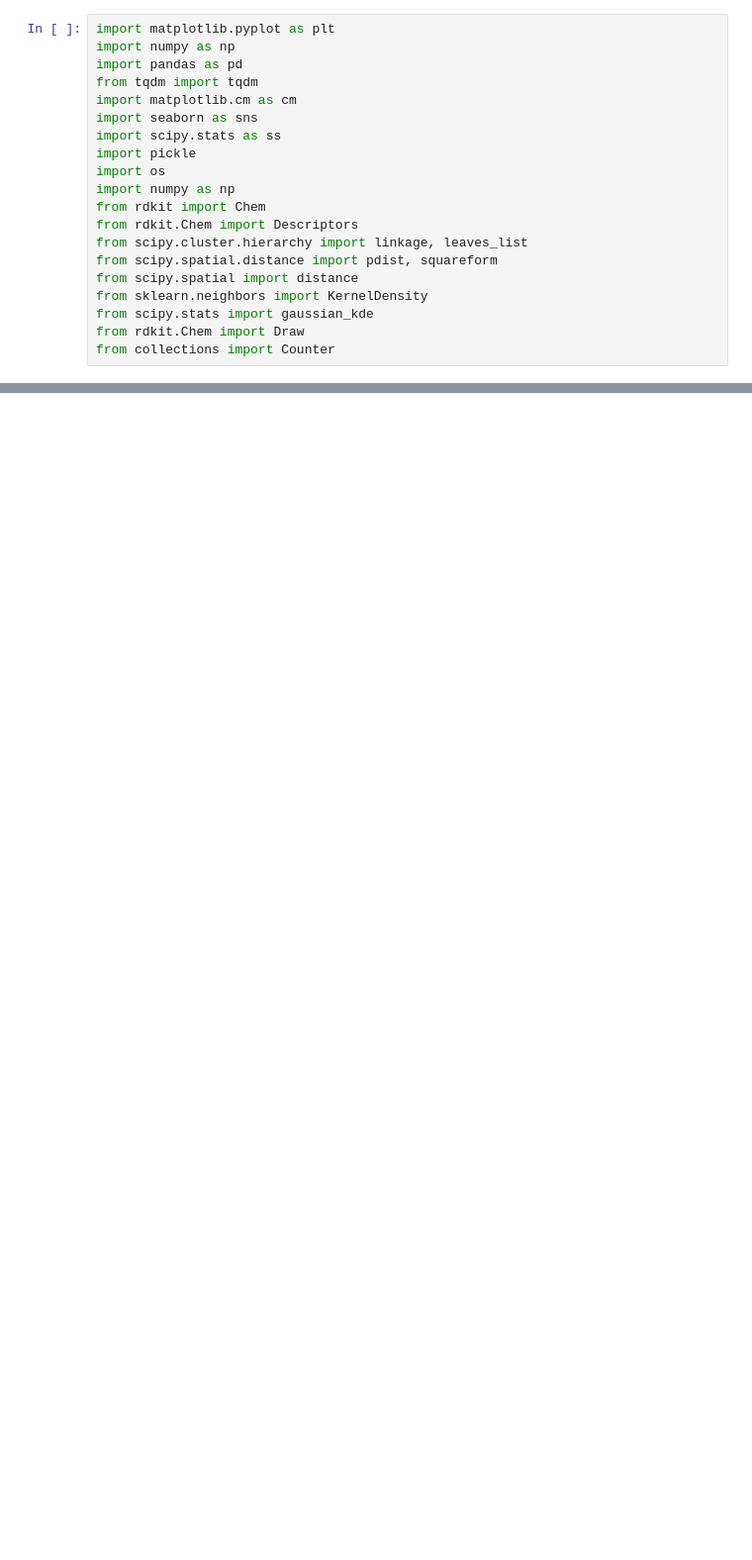
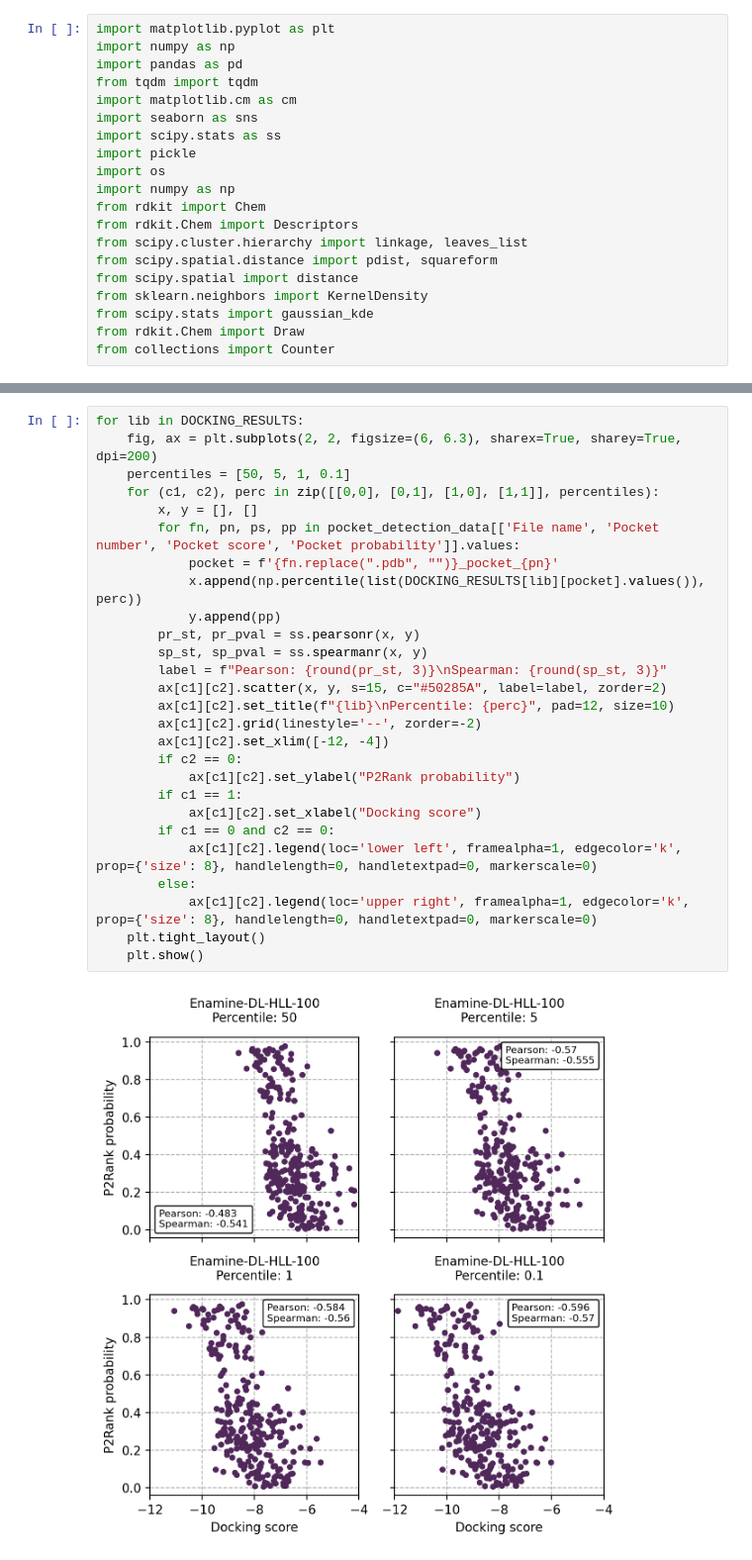
Before and after one commit to ersilia-os/mtb-targeted-protein-degradation, a Jupyter notebook: notebooks/46_docking_normalization.ipynb, the cells around one changed output, grey strips where cells are left out. Shown at 99% size. Drawn from its saved outputs; the diff is of its cells as text; blank space fills up the shorter version.

Commit message:
more docking exploration

```diff
--- a/notebooks/46_docking_normalization.ipynb
+++ b/notebooks/46_docking_normalization.ipynb
@@ -43,0 +46,29 @@ for pocket in tqdm(sorted(os.listdir(PATH_TO_DOCKING_RESULTS_REAL_2))):
+# %%
+for lib in DOCKING_RESULTS:
+    fig, ax = plt.subplots(2, 2, figsize=(6, 6.3), sharex=True, sharey=True, dpi=200)
+    percentiles = [50, 5, 1, 0.1]
+    for (c1, c2), perc in zip([[0,0], [0,1], [1,0], [1,1]], percentiles):
+        x, y = [], []
+        for fn, pn, ps, pp in pocket_detection_data[['File name', 'Pocket number', 'Pocket score', 'Pocket probability']].values:
+            pocket = f'{fn.replace(".pdb", "")}_pocket_{pn}'
+            x.append(np.percentile(list(DOCKING_RESULTS[lib][pocket].values()), perc))
+            y.append(pp)
+        pr_st, pr_pval = ss.pearsonr(x, y)
+        sp_st, sp_pval = ss.spearmanr(x, y)
+        label = f"Pearson: {round(pr_st, 3)}\nSpearman: {round(sp_st, 3)}"
+        ax[c1][c2].scatter(x, y, s=15, c="#50285A", label=label, zorder=2)
+        ax[c1][c2].set_title(f"{lib}\nPercentile: {perc}", pad=12, size=10)
+        ax[c1][c2].grid(linestyle='--', zorder=-2)
+        ax[c1][c2].set_xlim([-12, -4])
+        if c2 == 0:
+            ax[c1][c2].set_ylabel("P2Rank probability")
+        if c1 == 1:
+            ax[c1][c2].set_xlabel("Docking score")
+        if c1 == 0 and c2 == 0:
+            ax[c1][c2].legend(loc='lower left', framealpha=1, edgecolor='k', prop={'size': 8}, handlelength=0, handletextpad=0, markerscale=0)
+        else:
+            ax[c1][c2].legend(loc='upper right', framealpha=1, edgecolor='k', prop={'size': 8}, handlelength=0, handletextpad=0, markerscale=0)
+    plt.tight_layout()
+    plt.show()
+# %% [output]
+[figure, added]
```
Also changed, not shown: parts of 5 cells of this notebook.
